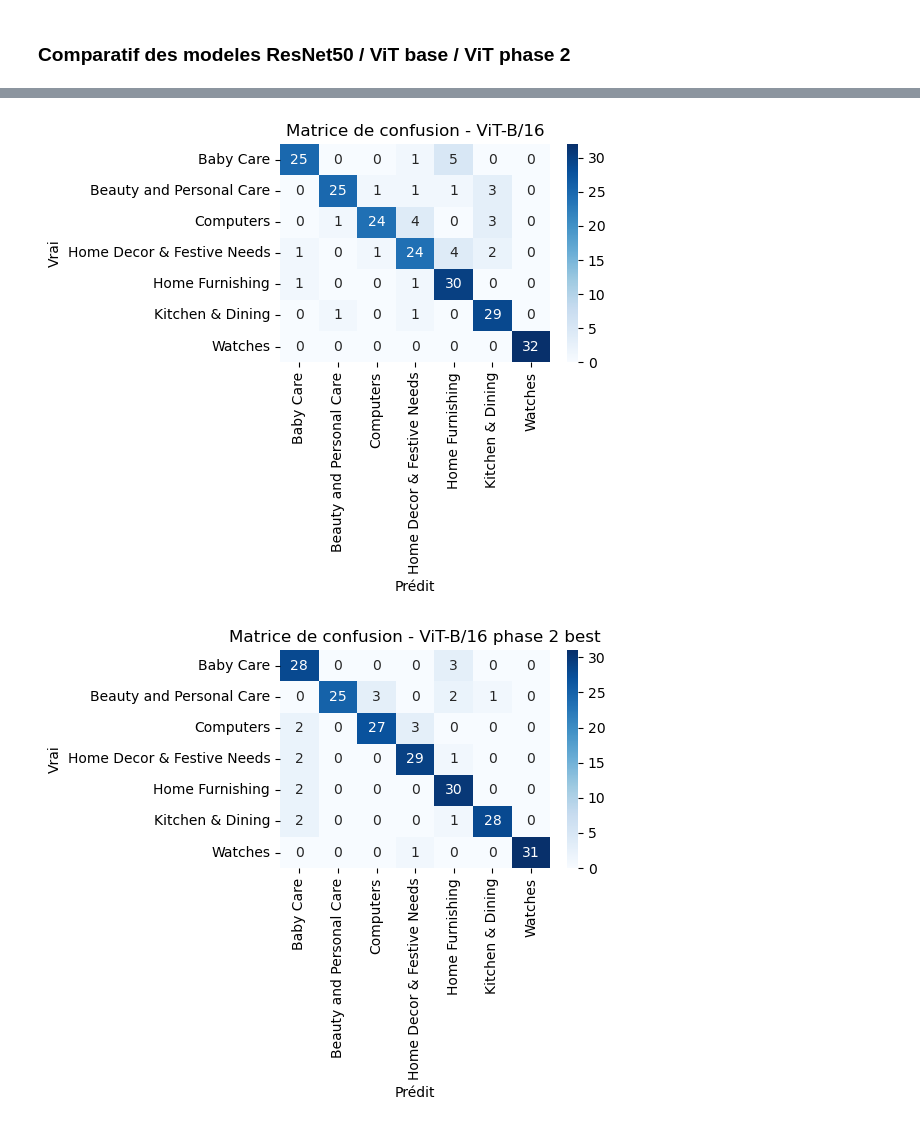
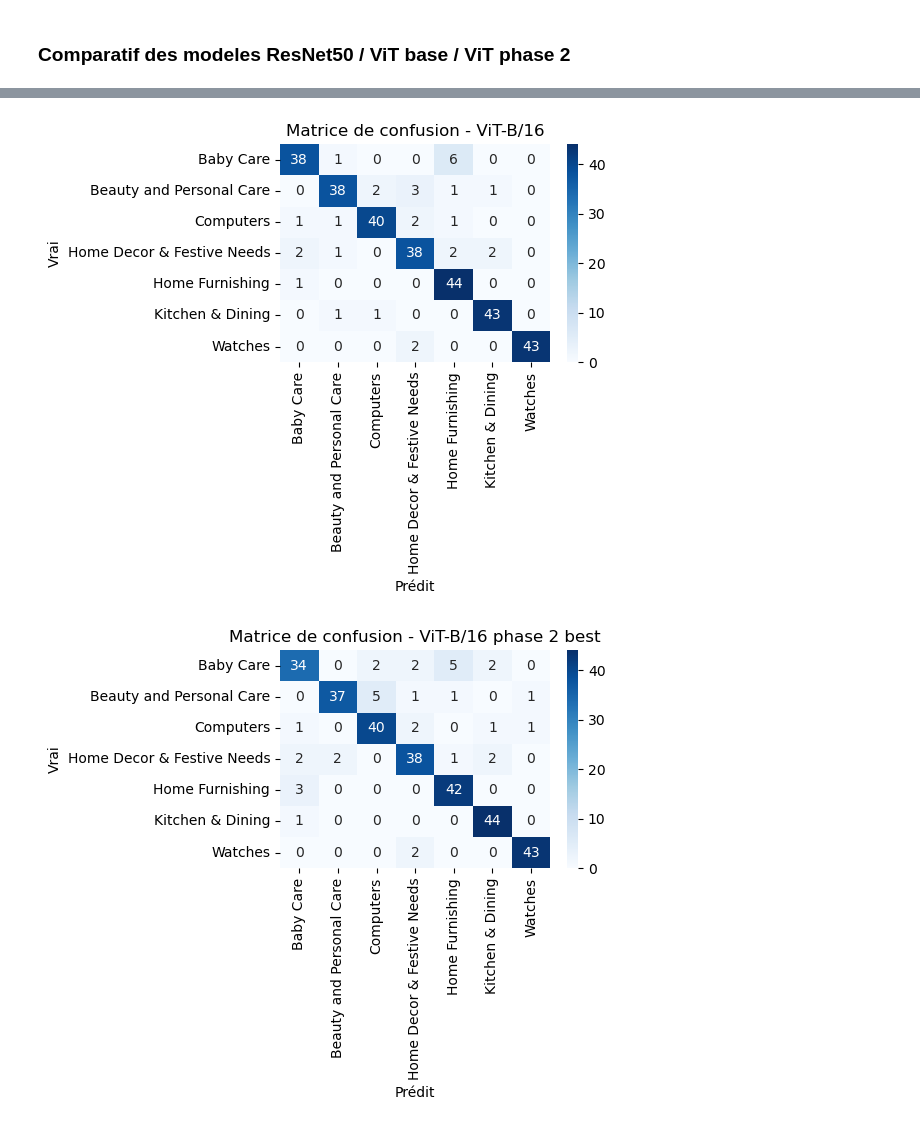
Before and after one commit to TheoChastrePradat/OC_DataScientist_P8, a Jupyter notebook: Projet_8/Script/veille_techno_vit.ipynb, the cells around one changed output, grey strips where cells are left out. Saved outputs shown, nothing was run; the diff lists cells and outputs as text; code cells hidden in the pictures.

```diff
--- a/Projet_8/Script/veille_techno_vit.ipynb
+++ b/Projet_8/Script/veille_techno_vit.ipynb
@@ -138,14 +186,14 @@ train_transform = transforms.Compose([
     transforms.RandomRotation(10),
     transforms.RandomResizedCrop(IMG_SIZE, scale=(0.8, 1.0)),
     transforms.ToTensor(),
-    transforms.Normalize(mean=[0.485, 0.456, 0.406],  std=[0.229, 0.224, 0.225])
+    transforms.Normalize(mean=[0.485, 0.456, 0.406],  std=[0.229, 0.224, 0.225]),
 ])
 
 eval_transform = transforms.Compose([
     transforms.Resize(256),
     transforms.CenterCrop(IMG_SIZE),
     transforms.ToTensor(),
-    transforms.Normalize(mean=[0.485,0.456,0.406], std=[0.229,0.224,0.225])
+    transforms.Normalize(mean=[0.485,0.456,0.406], std=[0.229,0.224,0.225]),
 ])
 # %% [markdown]
 #### Class pour les images
@@ -167,8 +215,8 @@ class FlipkartImageDataset(Dataset):
         return img, label
 # %%
 train_dataset = FlipkartImageDataset(train_df, transform=train_transform)
-val_dataset   = FlipkartImageDataset(val_df, transform=eval_transform)
-test_dataset  = FlipkartImageDataset(test_df, transform=eval_transform)
+val_dataset   = FlipkartImageDataset(temp_df, transform=eval_transform)
+# test_dataset  = FlipkartImageDataset(test_df, transform=eval_transform)
 # Train "clean" = mêmes images que le train, mais sans data augmentation
 train_dataset_clean = FlipkartImageDataset(train_df, transform=eval_transform)
 
@@ -176,7 +224,7 @@ BATCH_SIZE = 16
 
 train_loader = DataLoader(train_dataset, batch_size=BATCH_SIZE, shuffle=True, num_workers=0)
 val_loader   = DataLoader(val_dataset, batch_size=BATCH_SIZE, shuffle=False, num_workers=0)
-test_loader  = DataLoader(test_dataset, batch_size=BATCH_SIZE, shuffle=False, num_workers=0)
+# test_loader  = DataLoader(test_dataset, batch_size=BATCH_SIZE, shuffle=False, num_workers=0)
 train_loader_clean  = DataLoader(train_dataset_clean, batch_size=BATCH_SIZE, shuffle=False, num_workers=0)
 # %%
 # affiche 1 image originale et 3 versions transformées crop/rotation/flip grace au train_transform
@@ -836,17 +883,17 @@ vit_base.load_state_dict(torch.load("vit_base_patch16_224_best.pth", map_locatio
 vit_phase2.load_state_dict(torch.load("vit_phase2_best.pth", map_location=device))
 
 # ResNet
-test_loss_r, test_acc_r, y_true_r, y_pred_r = evaluate(resnet, test_loader, criterion)
+test_loss_r, test_acc_r, y_true_r, y_pred_r = evaluate(resnet, val_loader, criterion)
 print(f"ResNet50 - Test loss={test_loss_r:.3f}, acc={test_acc_r:.3f}")
 print(classification_report(y_true_r, y_pred_r, target_names=classes))
 
 # ViT
-test_loss_v, test_acc_v, y_true_v, y_pred_v = evaluate(vit_base, test_loader, criterion_vit)
+test_loss_v, test_acc_v, y_true_v, y_pred_v = evaluate(vit_base, val_loader, criterion_vit)
 print(f"ViT-B/16 - Test loss={test_loss_v:.3f}, acc={test_acc_v:.3f}")
 print(classification_report(y_true_v, y_pred_v, target_names=classes))
 
 # ViT Phase 2 best
-test_loss_v2, test_acc_v2, y_true_v2, y_pred_v2 = evaluate(vit_phase2, test_loader, criterion_vit)
+test_loss_v2, test_acc_v2, y_true_v2, y_pred_v2 = evaluate(vit_phase2, val_loader, criterion_vit)
 print(f"ViT-B/16 Phase 2 - Test loss={test_loss_v2:.3f}, acc={test_acc_v2:.3f}")
 print(classification_report(y_true_v2, y_pred_v2, target_names=classes))
 
@@ -887,2 +934,2 @@ Home Decor & Festive Needs       0.80      0.75      0.77        32
-[figure, old version]
+[figure, new version]
-[figure, old version]
+[figure, new version]
```
Also changed, not shown: parts of 19 cells of this notebook, 1 other file.
